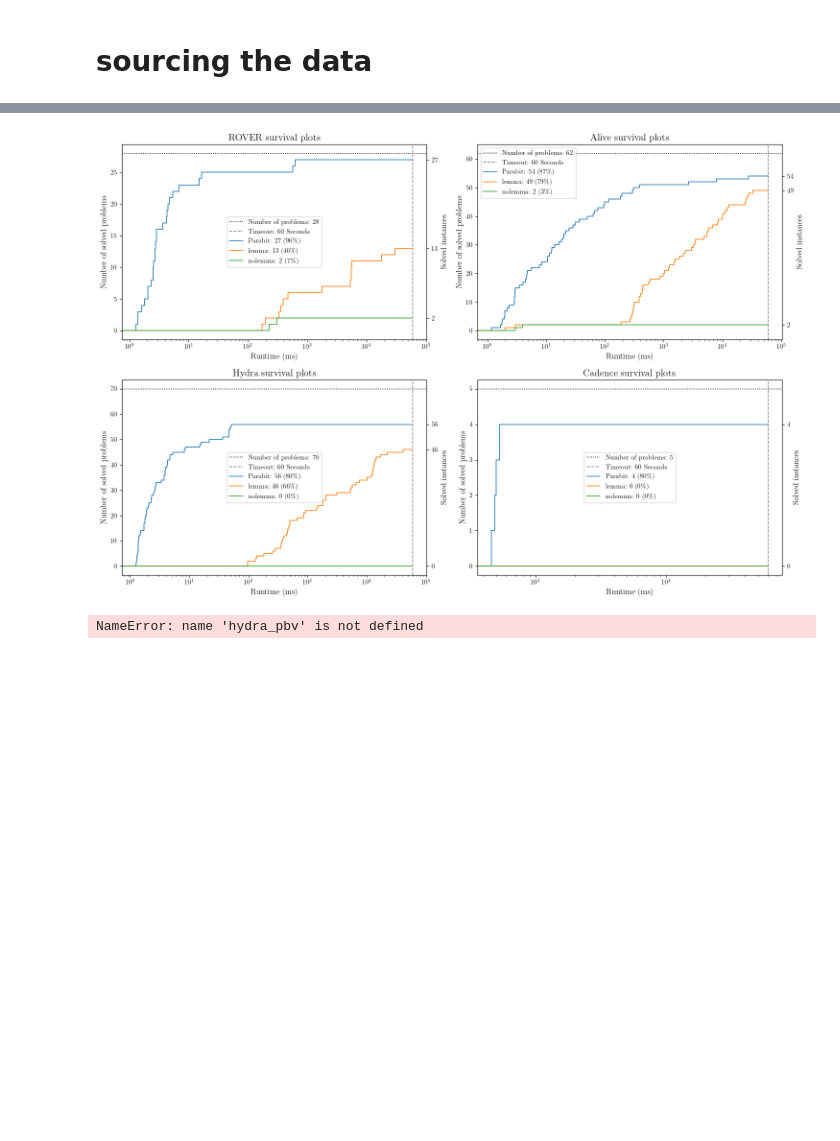
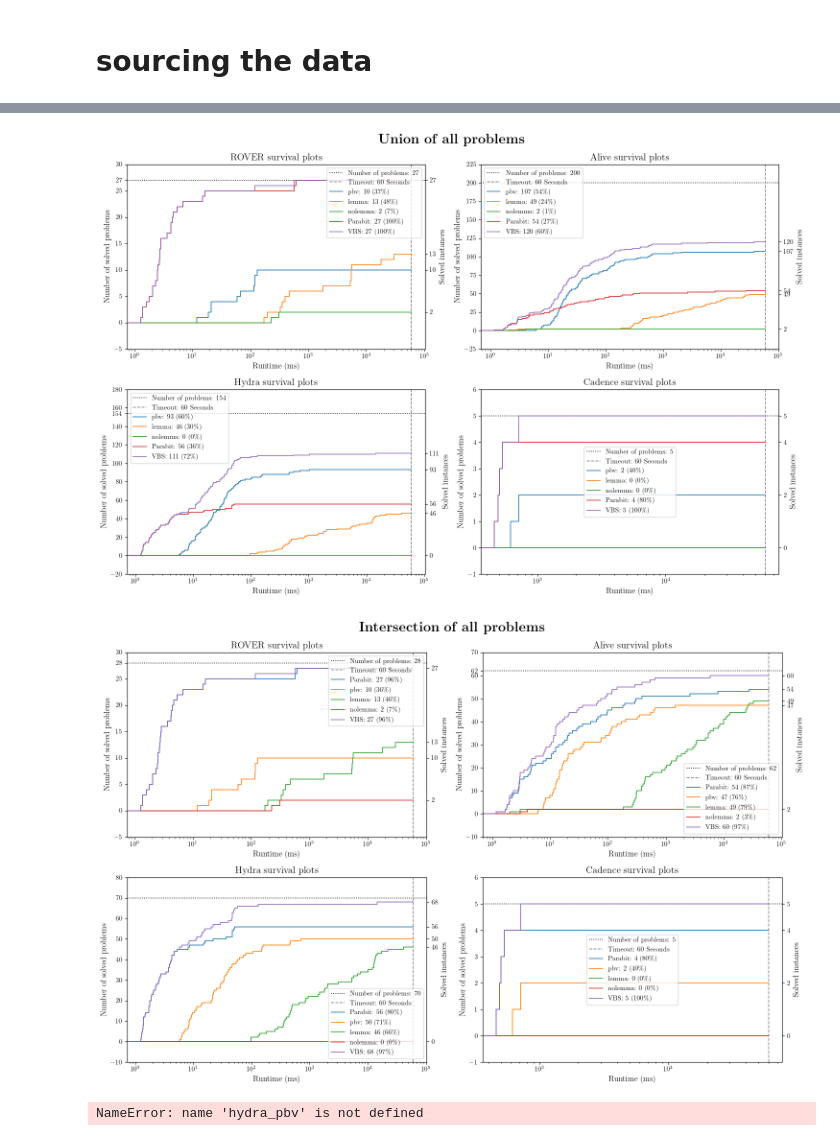
Before and after one commit to luigirinaldi/CAV, a Jupyter notebook: scripts/plots/eval_graphs.ipynb, the cells around one changed output, grey strips where cells are left out. Saved outputs shown, nothing was run; the diff lists cells and outputs as text; code cells hidden in the pictures; blank space fills up the shorter version.

Commit message:
add pbv data

```diff
--- a/scripts/plots/eval_graphs.ipynb
+++ b/scripts/plots/eval_graphs.ipynb
@@ -14,6 +14,7 @@ plt.style.use('./plots/latex_style.mplstyle')
 benches = ["ROVER", 'Hydra', 'Alive', 'Cadence']
 
 RESULTS_DIR = Path("../results")
+RESULTS_DIR_ALT = Path("../benchmarks/results")
 
 
 FIGURES_PATH = RESULTS_DIR / 'plots'
@@ -21,6 +22,12 @@ os.makedirs(FIGURES_PATH, exist_ok=True)
 
 parabit = {}
 mirabelle = {}
+pbv = {}
+
+pbv["Alive"] = pd.read_csv(f'{RESULTS_DIR_ALT}/solver/alive_smt2/results.csv')
+pbv["Hydra"] = pd.read_csv(f'{RESULTS_DIR_ALT}/solver/hydra_smt2/results.csv')
+pbv["Cadence"] = pd.read_csv(f'{RESULTS_DIR_ALT}/solver/Cadence_smt2/summary.csv')
+pbv["ROVER"] = pd.read_csv(f'{RESULTS_DIR_ALT}/solver/rover_smt2/summary.csv')
 
 for bench in benches:
     parabit[bench] = pd.read_csv(f'{RESULTS_DIR}/parabit/{bench}/results.csv')
@@ -30,11 +37,5 @@ for bench in benches:
     mirabelle[bench]["nolemma"] = load_sledge_data(RESULTS_DIR / "mirabelle" / "nolemma" / bench / "parsed.json")
 
 
-# alive_pbv = pd.read_csv(f'{RESULTS_DIR}/solver/alive_smt2/results.csv')
-# hydra_pbv = pd.read_csv(f'{RESULTS_DIR}/solver/hydra_smt2/results.csv')
-
-
-
-# alive_pb
-parabit, mirabelle
+pbv, parabit, mirabelle
 # %% [output]
@@ -80,6 +81,10 @@ def plot_cactus(ax, dataframe, timeout = None, pltopts = None):
     ax.set_xlabel('Runtime (ms)')
     ax.set_ylabel('Number of solved problems')
     ax.set_xscale('log')
+
+    y_ticks = ax.get_yticks()
+    y_ticks = [*y_ticks, num_problems] if num_problems not in y_ticks else y_ticks
+    ax.set_yticks(sorted(y_ticks))
 
     ax2 = ax.twinx()
     ax2.set_ylim(ax.get_ylim())
@@ -121,25 +126,56 @@ def get_parabit_times(df, index):
 # %%
 fig, axs = plt.subplots(2,2, figsize=(15,10))
 for i, bench in enumerate(benches):
 
     data = pd.DataFrame()
+    if bench in ['Hydra', 'Alive']:
+        data['pbv'] = pbv[bench]['time'].where(pbv[bench]['result'] == 'unsat')
+    else:
+        data['pbv'] = pbv[bench]['unsat_time_average'].where(pbv[bench]['result'] == 'unsat')
+    data['pbv'] = data['pbv'] * 1000
+
+    data['lemma'] = (mir:=mirabelle[bench]['lemma'])['time'].where(mir['timeout'] == False)
+    data['nolemma'] = (mir:=mirabelle[bench]['nolemma'])['time'].where(mir['timeout'] == False)
 
     data['Parabit'] = get_parabit_times(parabit, bench)
-    data['lemma'] = (mir:=mirabelle[bench]['lemma'])['time'].where(mir['timeout'] == False)
-    data['nolemma'] = (mir:=mirabelle[bench]['nolemma'])['time'].where(mir['timeout'] == False)
-    # data['VBS'] = data.apply(combine_results, axis=1)
-    # data['Alive'] = alive_pb['time_taken'].where(alive_pb['status'] == 'SUCCESS')
-    # data['Rover'] = rover_pb['time_taken'].where(rover_pb['status'] == 'SUCCESS')
-    # data['Industry'] = cadence_pb['time_taken'].where(cadence_pb['status'] == 'SUCCESS')
+    data['VBS'] = data.apply(combine_results, axis=1)
+
     ax = axs[i%2][i//2]
     plot_cactus(ax, data, 60_000)
     ax.legend(loc='best')
     ax.set_title(f'{bench} survival plots')
+fig.suptitle('\\textbf{Union of all problems}', fontsize='xx-large')
 plt.tight_layout()
 # plt.savefig(f"{FIGURES_PATH}all_problem.pdf")
 plt.show()
+
+fig, axs = plt.subplots(2,2, figsize=(15,10))
+for i, bench in enumerate(benches):
+
+    data = pd.DataFrame()
+    data['Parabit'] = get_parabit_times(parabit, bench)
+    if bench in ['Hydra', 'Alive']:
+        data['pbv'] = pbv[bench]['time'].where(pbv[bench]['result'] == 'unsat')
+    else:
+        data['pbv'] = pbv[bench]['unsat_time_average'].where(pbv[bench]['result'] == 'unsat')
+    data['pbv'] = data['pbv'] * 1000
+
+    data['lemma'] = (mir:=mirabelle[bench]['lemma'])['time'].where(mir['timeout'] == False)
+    data['nolemma'] = (mir:=mirabelle[bench]['nolemma'])['time'].where(mir['timeout'] == False)
+
+    data['VBS'] = data.apply(combine_results, axis=1)
+
+    ax = axs[i%2][i//2]
+    plot_cactus(ax, data, 60_000)
+    ax.legend(loc='best')
+    ax.set_title(f'{bench} survival plots')
+fig.suptitle('\\textbf{Intersection of all problems}', fontsize='xx-large')
+plt.tight_layout()
+# plt.savefig(f"{FIGURES_PATH}all_problem.pdf")
+plt.show()
 # %% [output]
-[figure, old version]
+[figure, new version]
+[figure, added]
 # %%
 os.makedirs(FIGURES_PATH, exist_ok=True)
 
```
Also changed, not shown: parts of 1 cell of this notebook.
